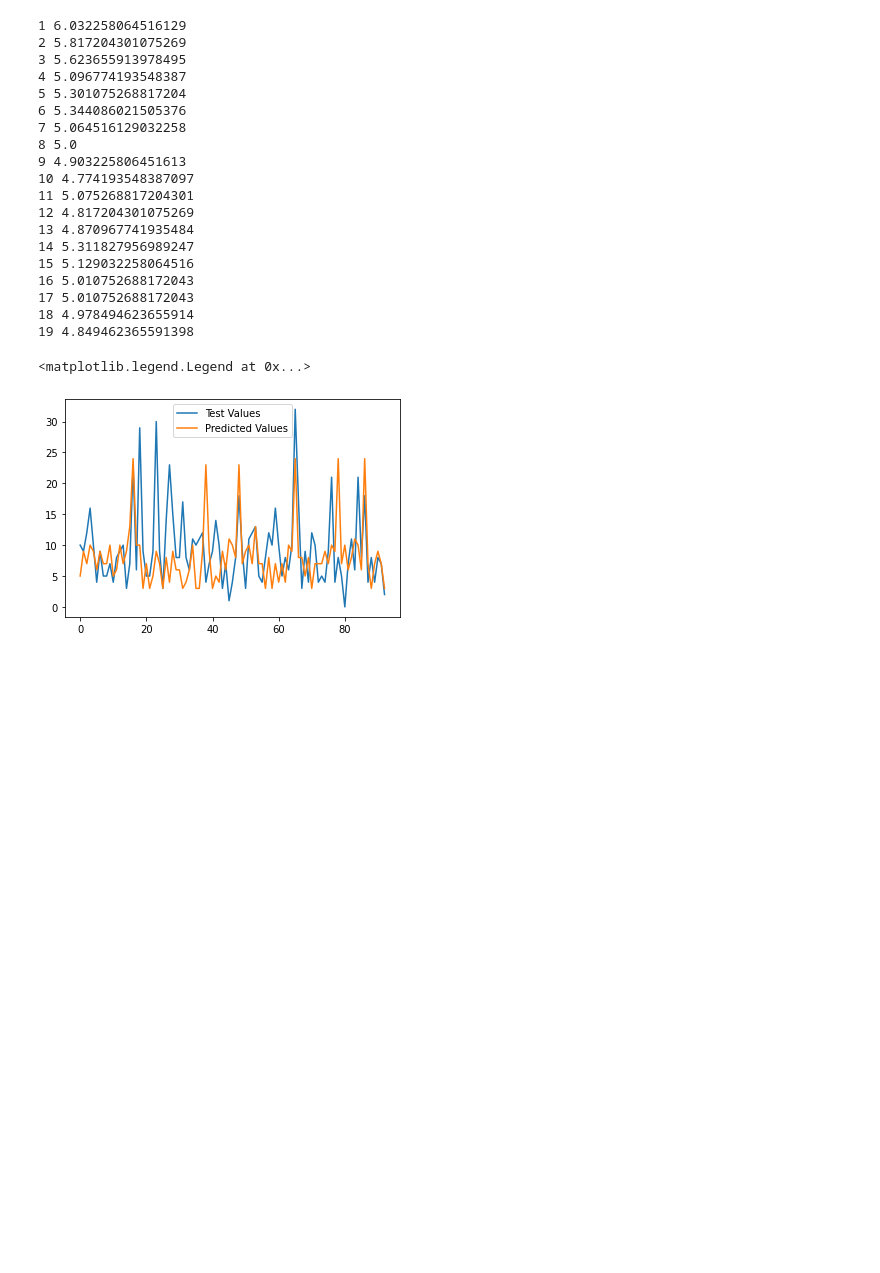
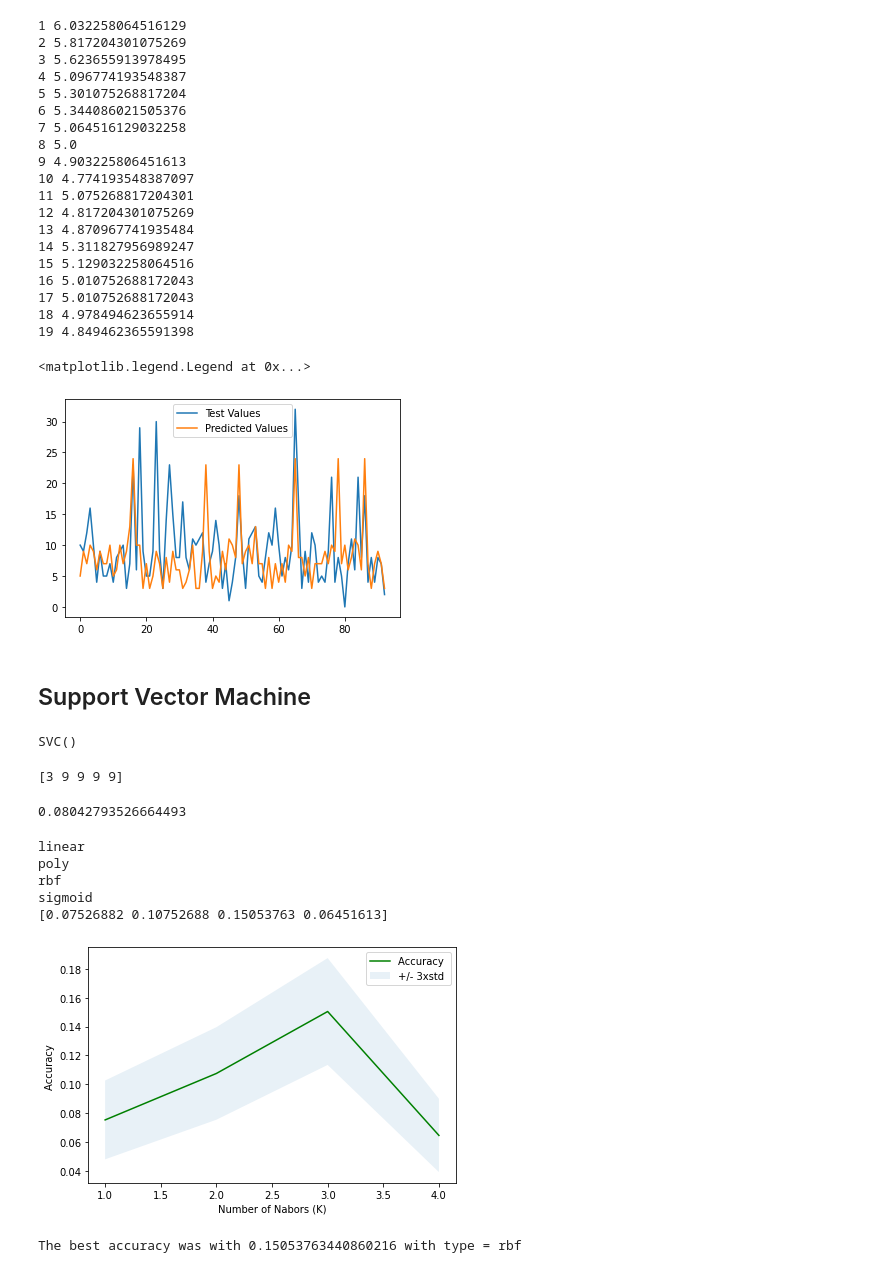
Before and after one commit to michalmullen/machine-learning, a Jupyter notebook: notebooks/coffeeShopAD.ipynb, the cells around one changed output. Saved outputs shown, nothing was run; the diff lists cells and outputs as text; code cells hidden in the pictures; blank space fills up the shorter version.

```diff
--- a/notebooks/coffeeShopAD.ipynb
+++ b/notebooks/coffeeShopAD.ipynb
@@ -232,3 +232,52 @@ plt.legend(('Test Values', 'Predicted Values'))
 # %% [output]
 <matplotlib.legend.Legend at 0x...>
 [figure]
+# %% [markdown]
+## Support Vector Machine
+# %%
+from sklearn import svm
+
+clf = svm.SVC(kernel='rbf')
+clf.fit(X_train, y_train)
+# %% [output]
+SVC()
+# %%
+yhat3 = clf.predict(X_test)
+print(yhat3 [0:5])
+f1_score(y_test, yhat3, average='weighted')
+# %% [output]
+[3 9 9 9 9]
+0.08042793526664493
+# %%
+types = ['linear', 'poly', 'rbf', 'sigmoid']
+ConfustionMx = [];
+Ks = len(types)+1
+mean_acc = np.zeros((Ks-1))
+std_acc = np.zeros((Ks-1))
+for n in range(1, Ks):
+
+    print(types[n-1])
+    neigh = svm.SVC(kernel=types[n-1]).fit(X_train,y_train)
+    yhat3=neigh.predict(X_test)
+    mean_acc[n-1] = metrics.accuracy_score(y_test, yhat3)
+
+
+    std_acc[n-1]=np.std(yhat3==y_test)/np.sqrt(yhat3.shape[0])
+
+print(mean_acc)
+plt.plot(range(1,Ks),mean_acc,'g')
+plt.fill_between(range(1,Ks),mean_acc - 1 * std_acc,mean_acc + 1 * std_acc, alpha=0.10)
+plt.legend(('Accuracy ', '+/- 3xstd'))
+plt.ylabel('Accuracy ')
+plt.xlabel('Number of Nabors (K)')
+plt.tight_layout()
+plt.show()
+print( "The best accuracy was with", mean_acc.max(), "with type =", types[mean_acc.argmax()])
+# %% [output]
+linear
+poly
+rbf
+sigmoid
+[0.07526882 0.10752688 0.15053763 0.06451613]
+[figure, added]
+The best accuracy was with 0.15053763440860216 with type = rbf
```
Also changed, not shown: parts of 1 cell of this notebook.
